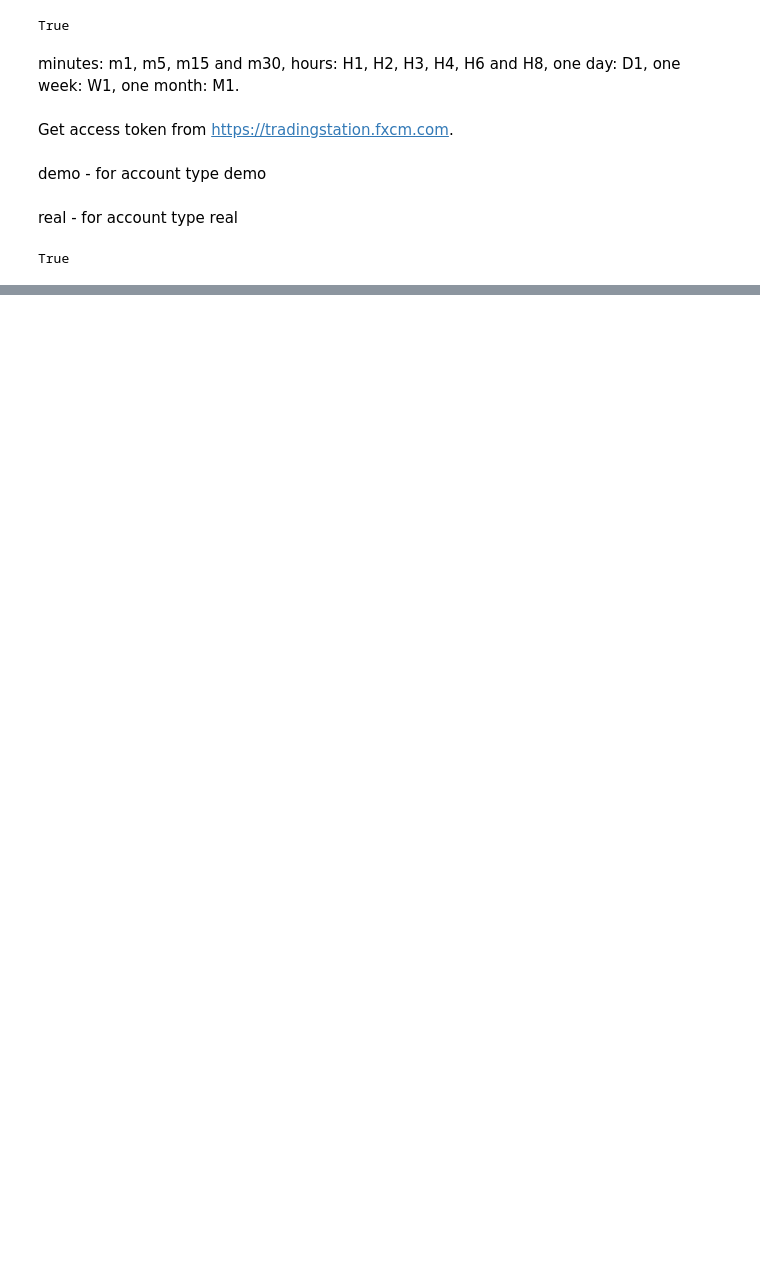
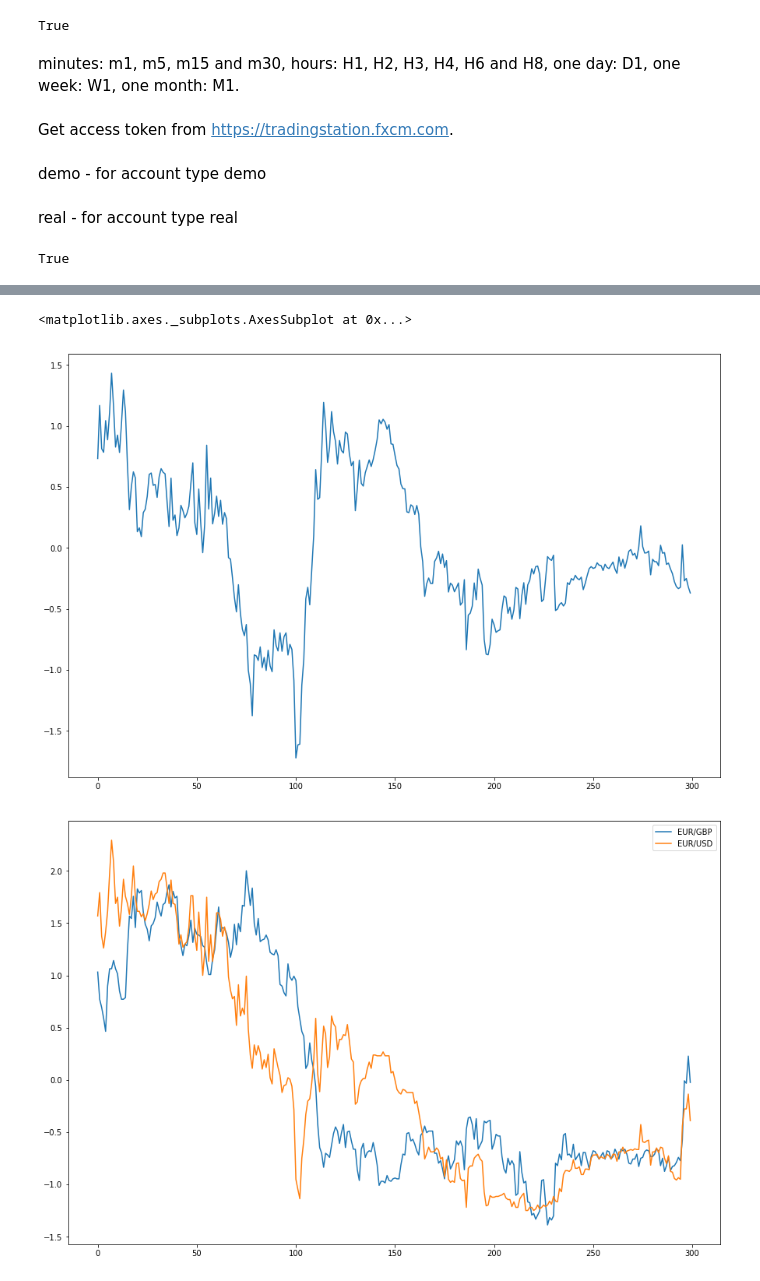
Before and after one commit to jtblog/FXCM_Python, a Jupyter notebook: FXCM Trader.ipynb, the cells around one changed output, grey strips where cells are left out. Cells and saved outputs as stored; diff of their text form; code cells hidden in the pictures; blank space fills up the shorter version.

```diff
--- a/FXCM Trader.ipynb
+++ b/FXCM Trader.ipynb
@@ -81,12 +85,8 @@ True
 #Function to update data
 def price_update(data, dataframe):
     symbol = data['Symbol']
-    #print(symbol)
-    #if( (symbol in prs) == True):
-    #    for key, val in prs.items():
-    #        if(val.sym == symbol):
-    #            print(val.update(dataframe))
-    #            break
+    if (len(prs) > 1):
+        mlr[symbol] = prs.get(symbol).multiple_linear_regression(prs)
 # %%
 try:
     def get_past_prices():
@@ -194,0 +131,43 @@ dtf[1]
+# %%
+from sklearn import *
+import statsmodels.api as sm
+
+def reg(x,y):
+    regr = linear_model.LinearRegression()
+    x_constant = pd.concat([x,pd.Series([1]*len(x),index = x.index)], axis=1)
+    regr.fit(x_constant, y)
+    beta = regr.coef_[0]
+    alpha = regr.intercept_
+    spread = y - x*beta - alpha
+    return spread
+# %%
+
+
+lm = linear_model.LinearRegression()
+        #for key in prs:
+keys = set(prs.keys())
+excludes = set(['EUR/USD'])
+diff = keys.difference(excludes)
+
+b = list()
+for ky in diff:
+    ky = 'EUR/GBP'
+    dtf = pd.DataFrame()
+    yy = prs.get('EUR/USD').prices['Close'].tolist()
+    y_np = np.array(yy)
+    standardized_y = ((y_np-y_np.mean())/y_np.std() ).tolist()
+
+    xx = prs.get(ky).prices['Close'].tolist()
+    x_np = np.array(xx)
+    standardized_x = ((x_np-x_np.mean())/x_np.std() ).tolist()
+
+    dtf[ky] = standardized_x
+    dtf['EUR/USD'] = standardized_y
+    b = reg(dtf[ky], dtf['EUR/USD'])
+
+b.plot(figsize = (15,10))
+dtf.plot(figsize = (15,10))
+# %% [output]
+<matplotlib.axes._subplots.AxesSubplot at 0x...>
+[figure, added]
+[figure, added]
```
Also changed, not shown: parts of 9 cells of this notebook, 1 other file.
